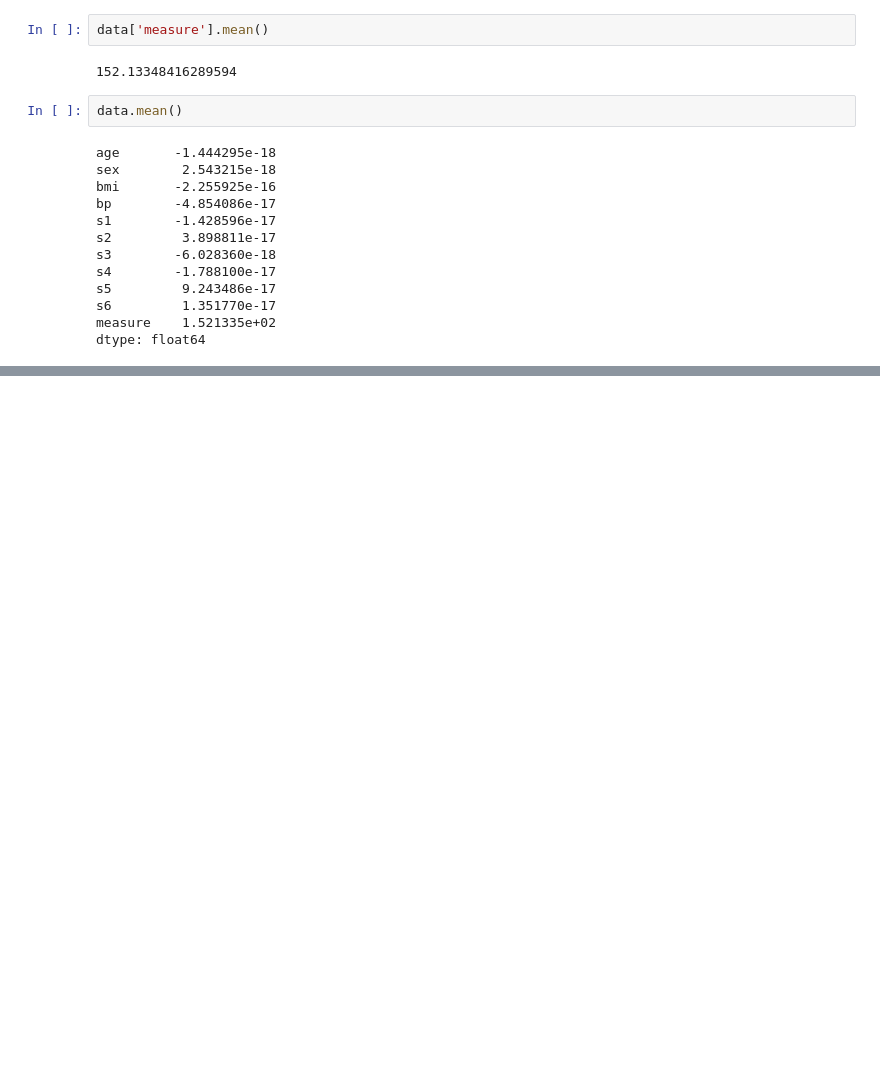
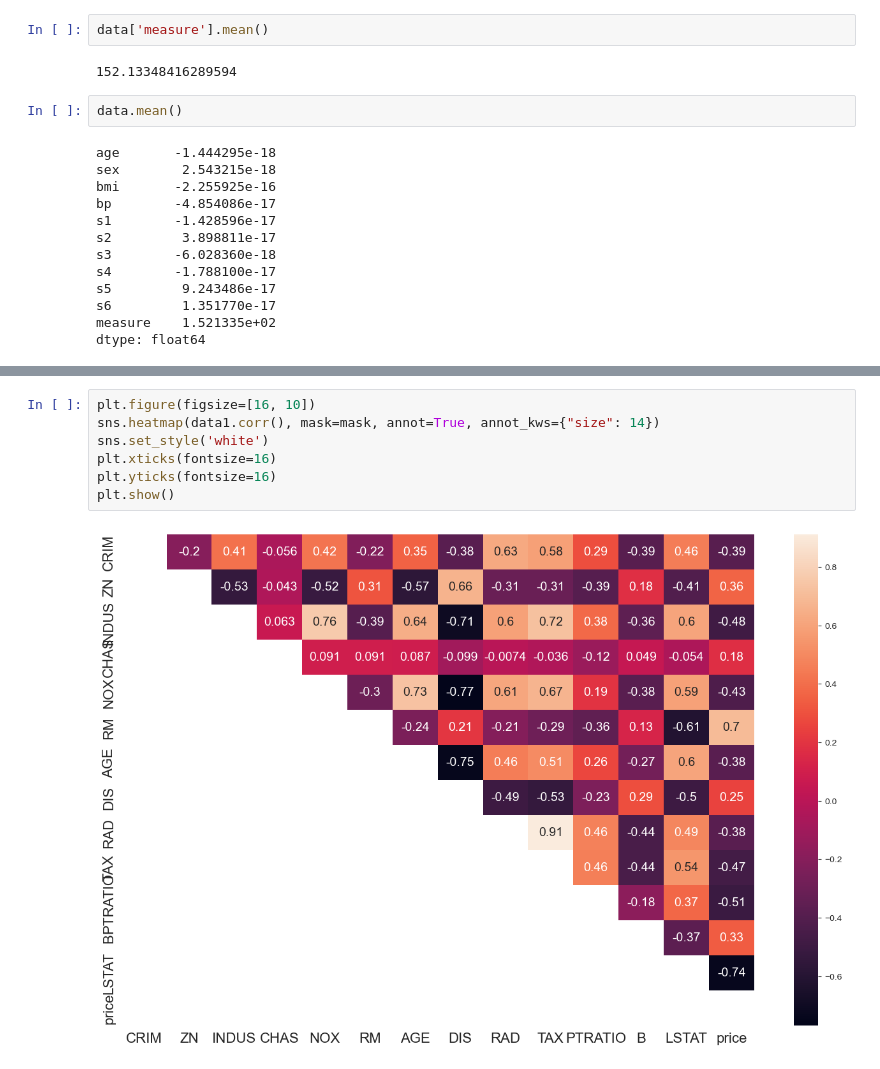
Before and after one commit to RasoulAskari/MLProject, a Jupyter notebook: Multiveriate Regression.ipynb, the cells around one changed output, grey strips where cells are left out. Cells and saved outputs as stored; diff of their text form; blank space fills up the shorter version.

```diff
--- a/Multiveriate Regression.ipynb
+++ b/Multiveriate Regression.ipynb
@@ -244,0 +261,9 @@ mask
+# %%
+plt.figure(figsize=[16, 10])
+sns.heatmap(data1.corr(), mask=mask, annot=True, annot_kws={"size": 14})
+sns.set_style('white')
+plt.xticks(fontsize=16)
+plt.yticks(fontsize=16)
+plt.show()
+# %% [output]
+[figure, added]
```
Also changed, not shown: parts of 17 cells of this notebook.
